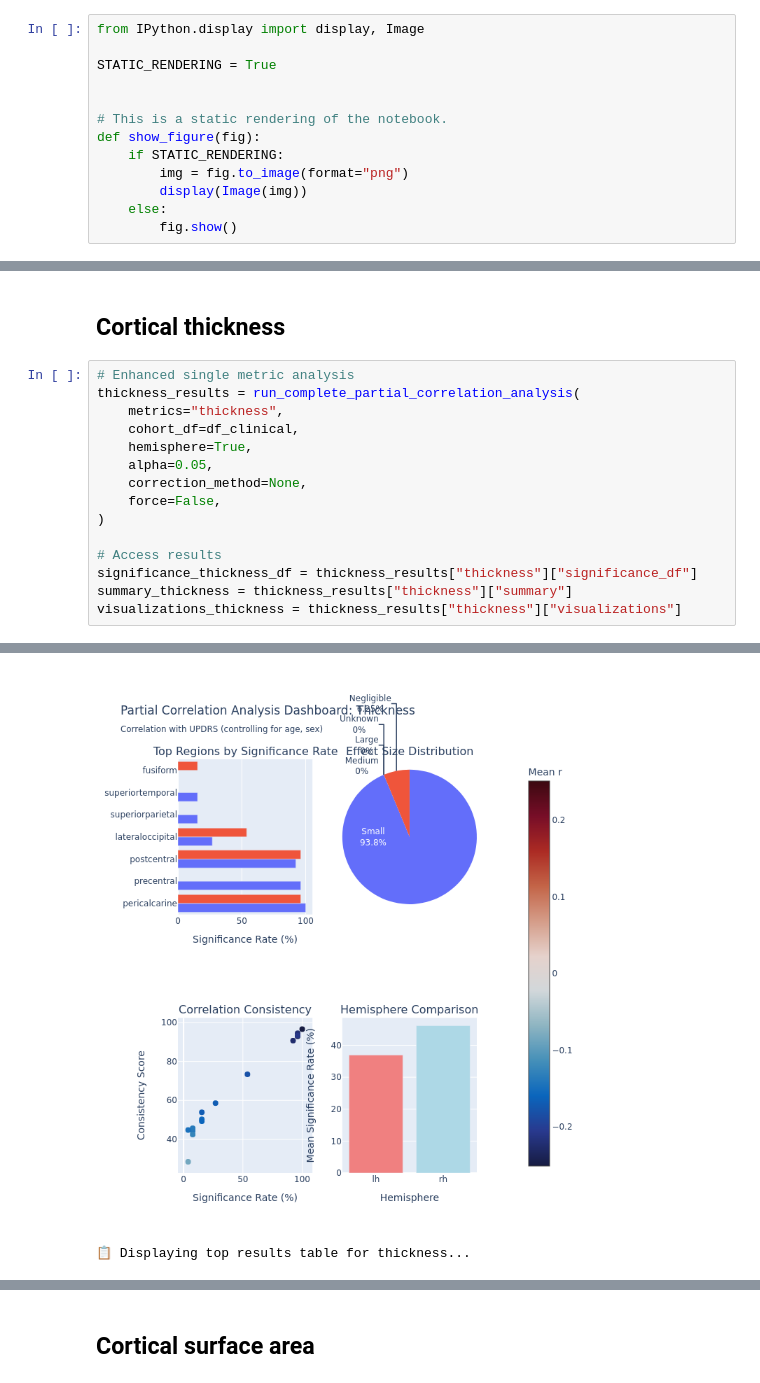
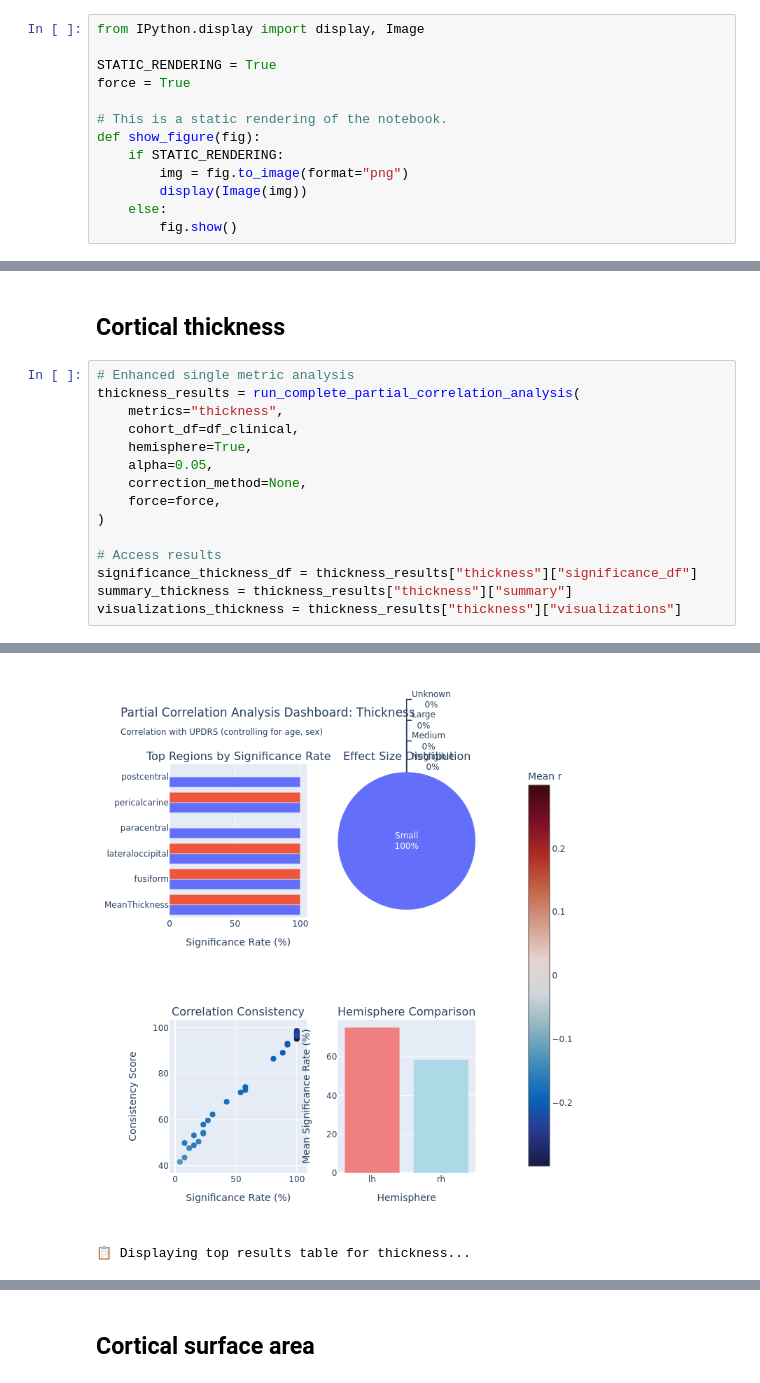
Before and after one commit to yohanchatelain/VIP-python-client, a Jupyter notebook: example/freesurfer-fuzzy/notebooks/clinical/baseline-partial-correlation.ipynb, the cells around one changed output, grey strips where cells are left out. Saved outputs shown, nothing was run; the diff lists cells and outputs as text.

```diff
--- a/example/freesurfer-fuzzy/notebooks/clinical/baseline-partial-correlation.ipynb
+++ b/example/freesurfer-fuzzy/notebooks/clinical/baseline-partial-correlation.ipynb
@@ -25,7 +25,7 @@ Pingouin uses the method described in [2] to calculate the (semi)partial correla
 from IPython.display import display, Image
 
 STATIC_RENDERING = True
-
+force = True
 
 # This is a static rendering of the notebook.
 def show_figure(fig):
@@ -1726,7 +1745,7 @@ thickness_results = run_complete_partial_correlation_analysis(
     hemisphere=True,
     alpha=0.05,
     correction_method=None,
-    force=False,
+    force=force,
 )
 
 # Access results
@@ -1754,2 +1790,2 @@ visualizations_thickness = thickness_results["thickness"]["visualizations"]
-[figure, old version]
+[figure, new version]
-📋 Displaying top results table for thickness...
+📋 Displaying top results table for thickness...
```
Also changed, not shown: parts of 10 cells of this notebook, 7 other files.
